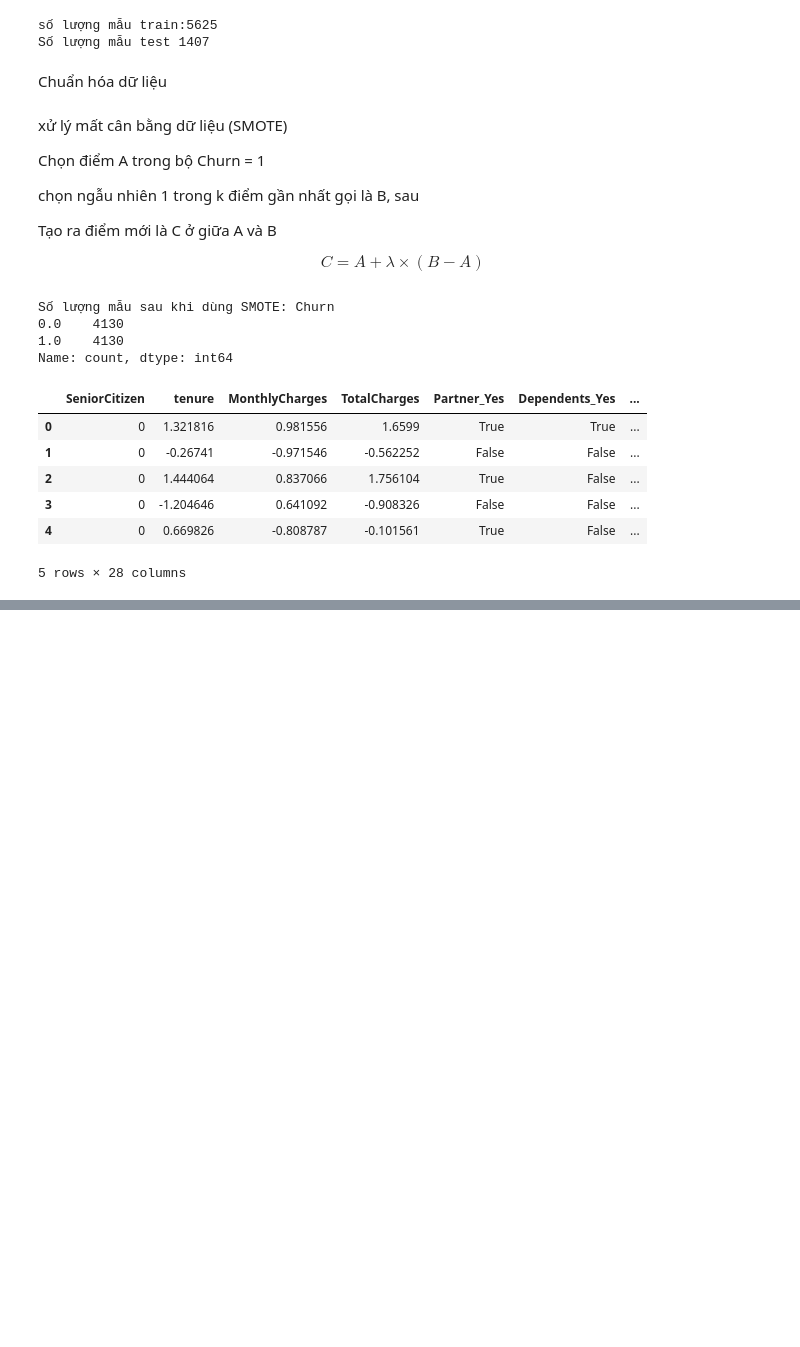
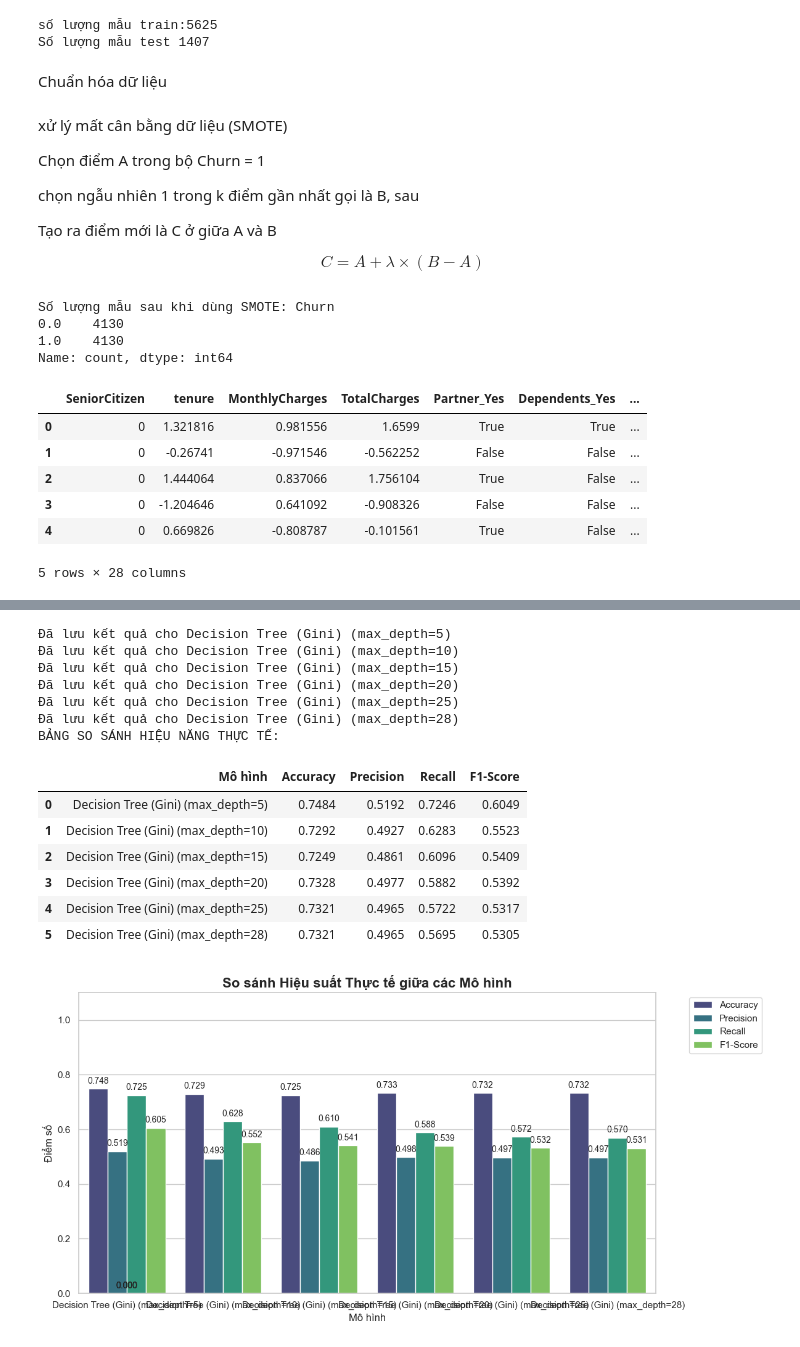
Before and after one commit to Briannguyen3106/Telco-Churn-ML-From-Scratch, a Jupyter notebook: 02_Machine_Learning_Modeling.ipynb, the cells around one changed output, grey strips where cells are left out. Cells and saved outputs as stored; diff of their text form; code cells hidden in the pictures; blank space fills up the shorter version.

Commit message:
update svm, decesion tree, random forest, Navie bayes

```diff
--- a/02_Machine_Learning_Modeling.ipynb
+++ b/02_Machine_Learning_Modeling.ipynb
@@ -626,0 +630,38 @@ BẢNG SO SÁNH HIỆU NĂNG THỰC TẾ:
+# %%
+import pickle
+with open('results/train_test_data.pkl', 'rb') as f:
+    X_train_resampled, X_test, y_train_resampled, y_test = pickle.load(f)
+# %%
+from Decision_Tree import DecisionTree
+model_results = {
+    'Mô hình': [],
+    'Accuracy': [],
+    'Precision': [],
+    'Recall': [],
+    'F1-Score': []
+}
+
+for max_depth in [5,10,15,20,25,28]:
+    gini_model = DecisionTree(max_depth=max_depth, criterion='gini')
+    gini_model.fit(X_train_resampled, y_train_resampled)
+    y_pred_gini = gini_model.predict(X_test.values)
+    save_model_results(model_results, f'Decision Tree (Gini) (max_depth={max_depth})', y_test.values, y_pred_gini)
+
+
+create_comparison_table(model_results)
+# %% [output]
+Đã lưu kết quả cho Decision Tree (Gini) (max_depth=5)
+Đã lưu kết quả cho Decision Tree (Gini) (max_depth=10)
+Đã lưu kết quả cho Decision Tree (Gini) (max_depth=15)
+Đã lưu kết quả cho Decision Tree (Gini) (max_depth=20)
+Đã lưu kết quả cho Decision Tree (Gini) (max_depth=25)
+Đã lưu kết quả cho Decision Tree (Gini) (max_depth=28)
+BẢNG SO SÁNH HIỆU NĂNG THỰC TẾ:
+|  | Mô hình | Accuracy | Precision | Recall | F1-Score |
+| 0 | Decision Tree (Gini) (max_depth=5) | 0.7484 | 0.5192 | 0.7246 | 0.6049 |
+| 1 | Decision Tree (Gini) (max_depth=10) | 0.7292 | 0.4927 | 0.6283 | 0.5523 |
+| 2 | Decision Tree (Gini) (max_depth=15) | 0.7249 | 0.4861 | 0.6096 | 0.5409 |
+| 3 | Decision Tree (Gini) (max_depth=20) | 0.7328 | 0.4977 | 0.5882 | 0.5392 |
+| 4 | Decision Tree (Gini) (max_depth=25) | 0.7321 | 0.4965 | 0.5722 | 0.5317 |
+| 5 | Decision Tree (Gini) (max_depth=28) | 0.7321 | 0.4965 | 0.5695 | 0.5305 |
+[figure, added]
```
Also changed, not shown: parts of 40 cells of this notebook, 13 other files.
